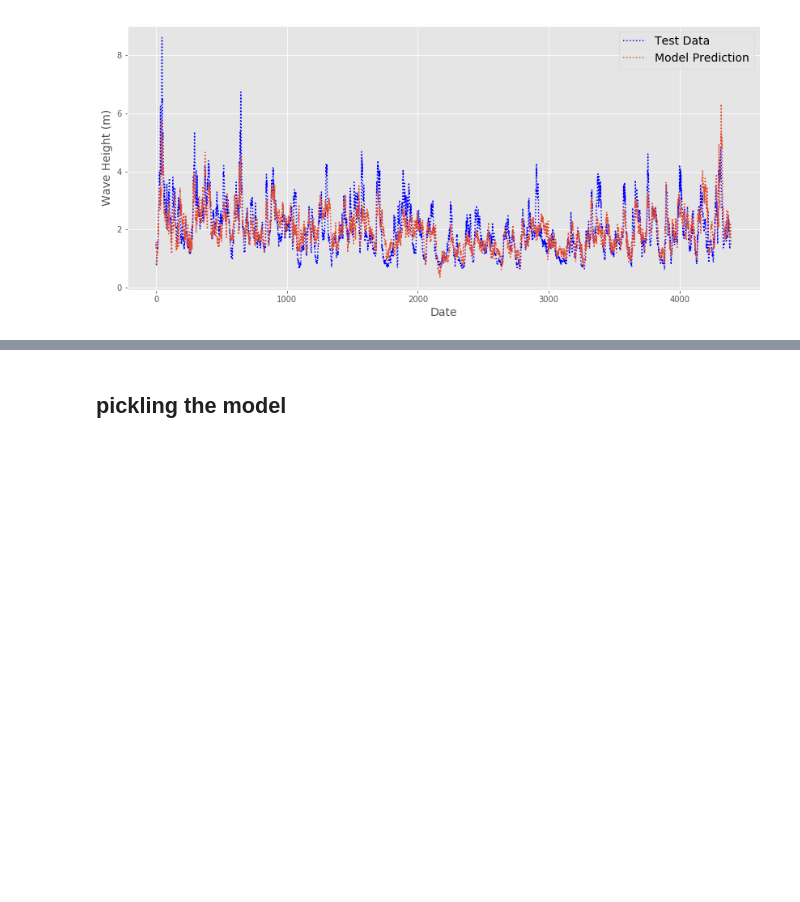
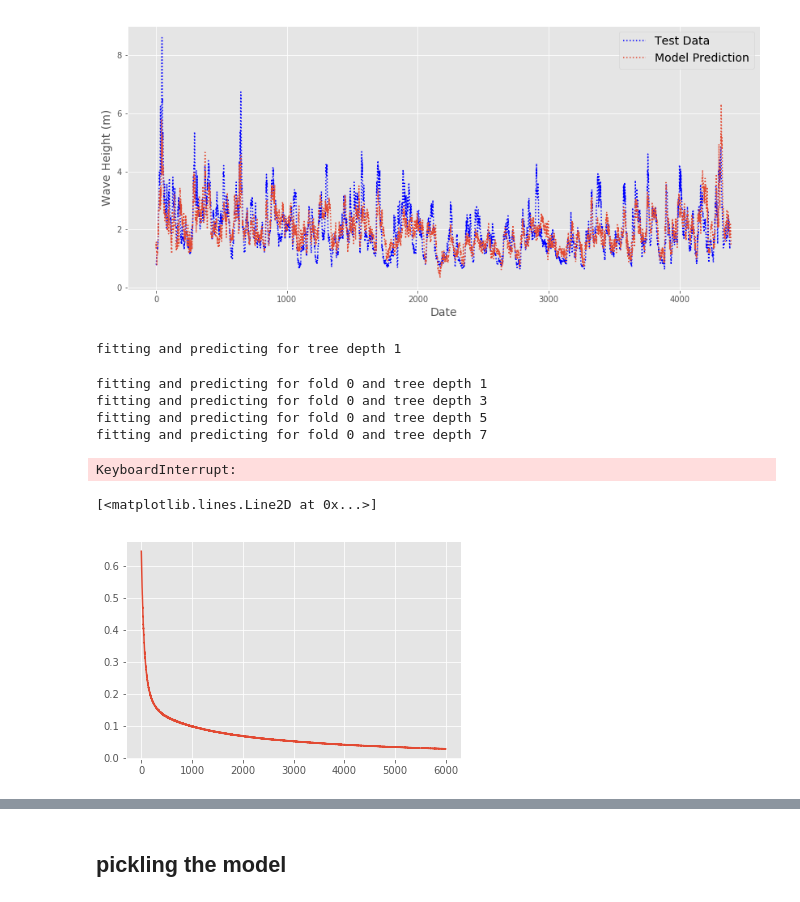
Before and after one commit to abulho/Surf_Prediction, a Jupyter notebook: src/31-Jan-2018-Modeling_Tests.ipynb, the cells around one changed output, grey strips where cells are left out. Drawn from its saved outputs; the diff is of its cells as text; code cells hidden in the pictures; blank space fills up the shorter version.

```diff
--- a/src/31-Jan-2018-Modeling_Tests.ipynb
+++ b/src/31-Jan-2018-Modeling_Tests.ipynb
@@ -158,0 +189,28 @@ plt.legend(prop={'size': 14})
+# %%
+X_train_sets, y_train_sets, X_test_sets, y_test_sets = make_cv_data_sets(Xy_df, cols_to_keep, allyrs)
+# %%
+# Varying the tree depth rate
+N_ESTIMATORS = 1000
+N_FOLDS = 10
+
+tree_depths = [1, 3, 5]
+N_TREE_DEPTHS = len(tree_depths)
+
+test_scores = np.zeros((N_FOLDS, N_TREE_DEPTHS, N_ESTIMATORS))
+
+X_train, y_train = X_train_sets[0], y_train_sets[0]
+X_test, y_test = X_test_sets[0], y_test_sets[0]
+
+test_scores = np.zeros((N_FOLDS, N_TREE_DEPTHS, N_ESTIMATORS))
+
+models_cv = [GradientBoostingRegressor(n_estimators=N_ESTIMATORS,
+                                    max_depth=td, learning_rate=0.005, subsample=0.5) for td in tree_depths]
+for model in models_cv:
+    model.fit(X_train, y_train)
+
+for i, model in enumerate(models_cv):
+    print('fitting and predicting for tree depth {}'.format(tree_depths[i]))
+    for j, y_pred in enumerate(model.staged_predict(X_test)):
+        test_scores[k, i, j] = model.loss_(y_test, y_pred)
+# %% [output]
+fitting and predicting for tree depth 1
@@ -158,0 +219,38 @@ plt.legend(prop={'size': 14})
+# %%
+# Varying the tree depth rate
+N_ESTIMATORS = 6000
+N_FOLDS = 10
+
+tree_depths = [1, 3, 5, 7, 9]
+N_TREE_DEPTHS = len(tree_depths)
+
+test_scores = np.zeros((N_FOLDS, N_TREE_DEPTHS, N_ESTIMATORS))
+
+for k in range(len(X_train_sets)):
+    X_train, y_train = X_train_sets[k], y_train_sets[k]
+    X_test, y_test = X_test_sets[k], y_test_sets[k]
+
+    models = [GradientBoostingRegressor(n_estimators=N_ESTIMATORS,
+                                        max_depth=td, learning_rate=0.01, subsample=0.5,
+                                        random_state=154)
+              for td in tree_depths]
+    for model in models:
+        model.fit(X_train, y_train)
+
+    for i, model in enumerate(models):
+        print('fitting and predicting for fold {} and tree depth {}'.format(k, tree_depths[i]))
+        for j, y_pred in enumerate(model.staged_predict(X_test)):
+            test_scores[k, i, j] = model.loss_(y_test, y_pred)
+
+mean_test_scores = np.mean(test_scores, axis=0)
+# %% [output]
+fitting and predicting for fold 0 and tree depth 1
+fitting and predicting for fold 0 and tree depth 3
+fitting and predicting for fold 0 and tree depth 5
+fitting and predicting for fold 0 and tree depth 7
+KeyboardInterrupt:
+# %%
+plt.plot(model.train_score_)
+# %% [output]
+[<matplotlib.lines.Line2D at 0x...>]
+[figure, added]
```
Also changed, not shown: parts of 9 cells of this notebook, 1 other file.
